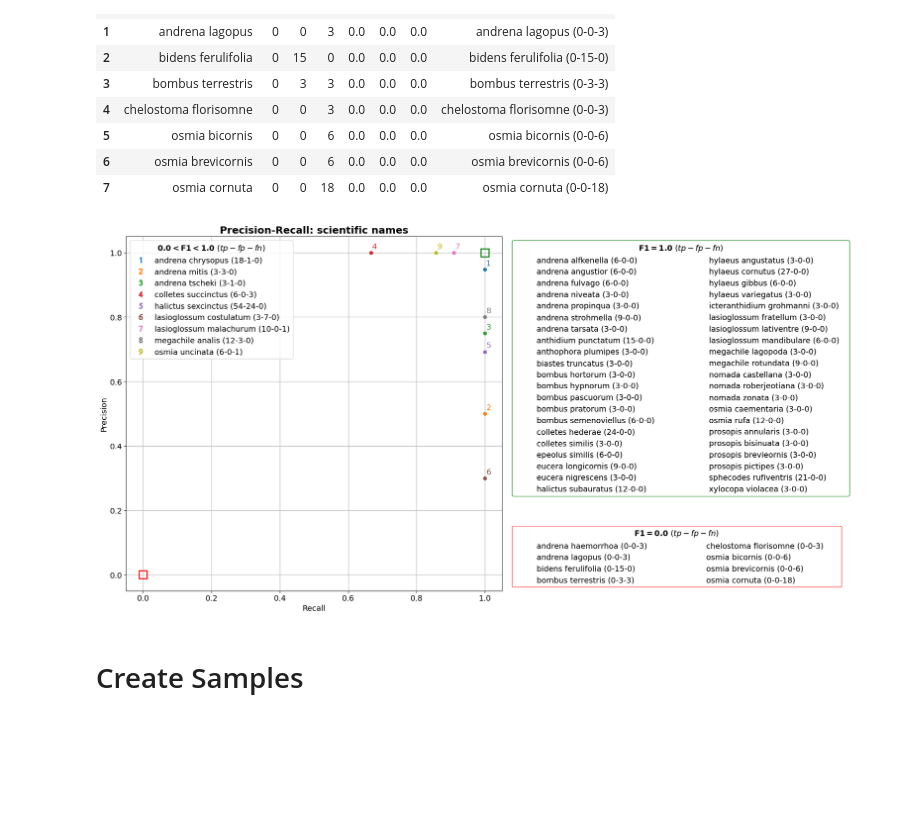
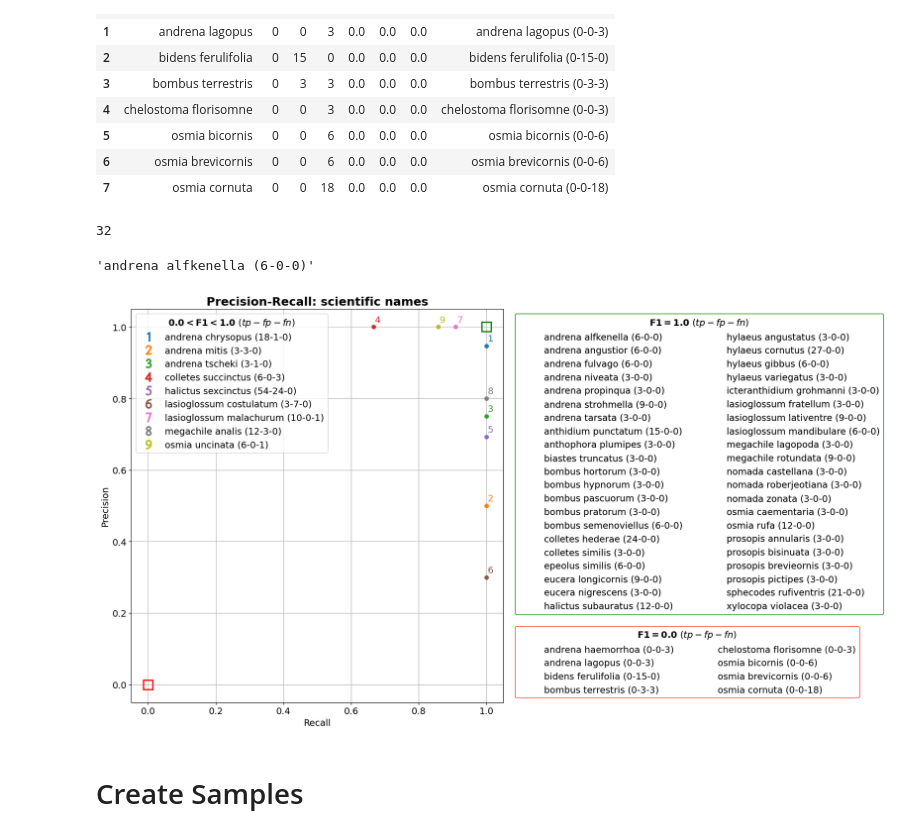
Before and after one commit to fee1ix/beesup_extraction_lab, a Jupyter notebook: setup_notebook.ipynb, the cells around one changed output. Saved outputs shown, nothing was run; the diff lists cells and outputs as text; code cells hidden in the pictures; blank space fills up the shorter version.

```diff
--- a/setup_notebook.ipynb
+++ b/setup_notebook.ipynb
@@ -2440,7 +2220,8 @@ names_df['F1']=names_df.apply(lambda x: f1_score(x.tp,x.fp,x.fn),axis=1)
 names_df.sort_values(by='scientific_name_norm',ascending=True,inplace=True)
 names_df.reset_index(drop=True, inplace=True)
 
-names_df['label']=names_df.apply(lambda x: f"{x.scientific_name_norm} ({x.tp}-{x.fp}-{x.fn})".ljust(35, " "),axis=1)
+#names_df['label']=names_df.apply(lambda x: f"{x.scientific_name_norm} ({x.tp}-{x.fp}-{x.fn})".ljust(32, " "),axis=1)
+names_df['label']=names_df.apply(lambda x: f"{x.scientific_name_norm} ({x.tp}-{x.fp}-{x.fn})",axis=1)
 
 names_df
 # %% [output]
@@ -2588,6 +2373,14 @@ low_names_df
 | 5 | osmia bicornis | 0 | 0 | 6 | 0.0 | 0.0 | 0.0 | osmia bicornis (0-0-6) |
 | 6 | osmia brevicornis | 0 | 0 | 6 | 0.0 | 0.0 | 0.0 | osmia brevicornis (0-0-6) |
 | 7 | osmia cornuta | 0 | 0 | 18 | 0.0 | 0.0 | 0.0 | osmia cornuta (0-0-18) |
+# %%
+top_names_df['label'].apply(len).max()
+# %% [output]
+32
+# %%
+top_names_df.iloc[0].label
+# %% [output]
+'andrena alfkenella (6-0-0)'
 # %%
 import plotly.colors as pc
 import matplotlib.pyplot as plt
@@ -2601,7 +2394,7 @@ AX_FONTSIZE=14
 
 # Create a 3-column grid
 
-fig, axes = plt.subplots(1, 2, figsize=(20, 10), width_ratios=[0.5,0.5])
+fig, axes = plt.subplots(1, 2, figsize=(17, 9.5), width_ratios=[0.5,0.5])
 
 #MIDDLE PLOT: MID NAMES
 annotations=[]
@@ -2618,7 +2411,7 @@ for i, plot_row in mid_names_df.iterrows():
             color=line.get_color(),
             marker=r"$\mathcal{{{}}}$".format(plot_row.i),
             linestyle='None',
-            markersize=10,
+            markersize=AX_FONTSIZE,
             label=plot_row.label
             ))
     #mid_handles.append(Patch(label=plot_row.val_norm, color=color))
@@ -2636,11 +2429,12 @@ adjust_text(
     expand_axes = False,
     #avoid_self = False,
     prevent_crossings = True,
-    ax=axes[0]
+    ax=axes[0],
+    fontsize=AX_FONTSIZE
 )
 
-axes[0].plot(0, 0, 's', markersize=15, markerfacecolor='none', markeredgecolor=mcolors.to_rgb('red'),markeredgewidth=2)
-axes[0].plot(1.0, 1.0, 's', markersize=15, markerfacecolor='none', markeredgecolor=mcolors.to_rgb('green'), markeredgewidth=2)
+axes[0].plot(0, 0, 's', markersize=AX_FONTSIZE, markerfacecolor='none', markeredgecolor=mcolors.to_rgb('red'),markeredgewidth=2)
+axes[0].plot(1.0, 1.0, 's', markersize=AX_FONTSIZE, markerfacecolor='none', markeredgecolor=mcolors.to_rgb('green'), markeredgewidth=2)
 
 
 legend=axes[0].legend(
@@ -2659,50 +2453,41 @@ axes[0].tick_params(axis='both', labelsize=AX_FONTSIZE)
 #(real training data, fewshots only, epoch 10)
 axes[0].set_xlabel("Recall", fontsize=AX_FONTSIZE)
 axes[0].set_ylabel("Precision", fontsize=AX_FONTSIZE)
-#axs[1][0].set_xticklabels([str(y) for y in df_feature.bin],rotation=TICK_ROTATION, fontsize=AX_FONTSIZE)
-#axes[0].set_xticklabels(fontsize=AX_FONTSIZE)
-# axes[0].set_xticks(fontsize=AX_FONTSIZE)
-# axes[0].set_yticks(fontsize=AX_FONTSIZE)
 axes[0].grid()
 
 
 #LEFT PLOT: LOW NAMES
 low_handles=[Patch(label=row.label, color=mcolors.to_rgb('white')) for _,row in low_names_df.iterrows()]
 
 
 #low_legend=axes[1].legend(handles=low_handles, loc="lower right", title=r"$\bf{F1=0.0}$ (tp-fp-fn)", ncol=2, frameon=True)
 low_legend = axes[1].legend(handles=low_handles, loc="lower left", title=r"$\bf{F1=0.0}$ $(tp-fp-fn)$", ncol=2, frameon=True, fontsize=AX_FONTSIZE)
 low_legend.get_frame().set_edgecolor('red')
 low_legend.get_title().set_fontsize(AX_FONTSIZE)
 axes[1].add_artist(low_legend)
 
 
-# Middle Plot: Precision-Recall Diagram
-# axes[1].plot(recall, precision, label="PR Curve")
 
-# axes[1].set_xlabel("Recall")
-# axes[1].set_ylabel("Precision")
-# axes[1].legend()
 
 # Right Plot: Custom Legend
 top_handles=[Patch(label=row.label, color=mcolors.to_rgb('white')) for _,row in top_names_df.iterrows()]
 
 #top_legend = axes[1].legend(handles=top_handles, loc="upper left", title=r"$\bf{F1=1.0}$ (tp-fp-fn)", ncol=2, frameon=True)
 top_legend = axes[1].legend(handles=top_handles, loc="upper left", title=r"$\bf{F1=1.0}$ $(tp-fp-fn)$", ncol=2, frameon=True, fontsize=AX_FONTSIZE)
 top_legend.get_frame().set_edgecolor('green')
 top_legend.get_title().set_fontsize(AX_FONTSIZE)
 axes[1].add_artist(top_legend)
 axes[1].axis("off")  # Turn off axis for a clean legend-only plot
 
 
 # Add the first legend back to the plot
 
 # Adjust spacing
 plt.tight_layout()
-plt.savefig("figs/pr_scientific_name.png", dpi=300, bbox_inches="tight")
+plt.savefig("figs/pr_scientific_name.png", dpi=300, bbox_inches="tight",)# pad_inches=0.1)
 plt.show()
 # %% [output]
-[figure, old version]
+[figure, new version]
 # %%
 legend.get_title().set_fontsize(AX_FONTSIZE)
 
```
Also changed, not shown: parts of 10 cells of this notebook.
